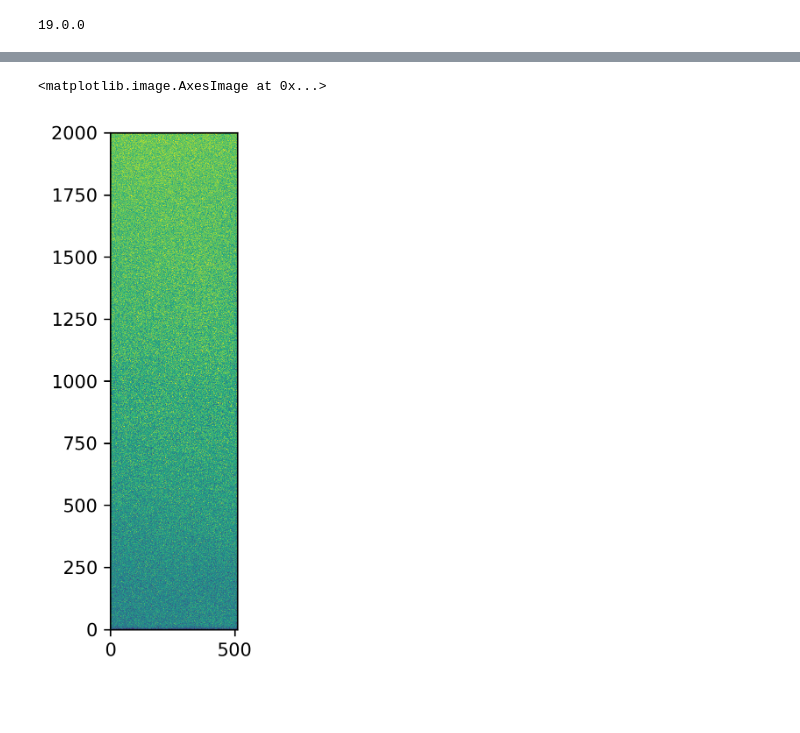
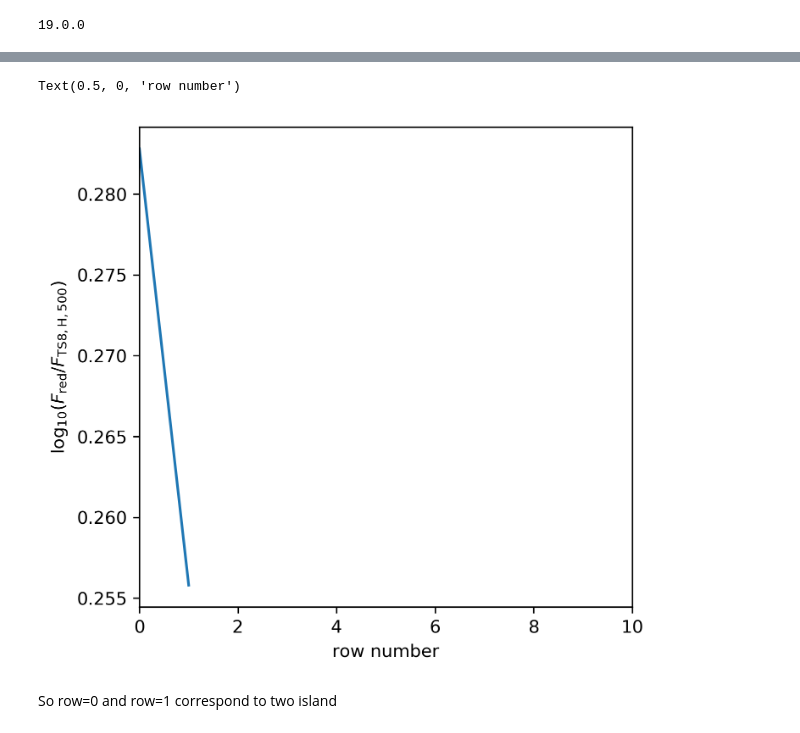
Before and after one commit to youtsumi/Summer2020, a Jupyter notebook: flatratio.ipynb, the cells around one changed output, grey strips where cells are left out. Cells and saved outputs as stored; diff of their text form; code cells hidden in the pictures; blank space fills up the shorter version.

```diff
--- a/flatratio.ipynb
+++ b/flatratio.ipynb
@@ -55,11 +97,11 @@ mask=[[0 0 0 ... 0 0 0]
-# %%
-from astropy.stats import mad_std
-subsec = tmp.image.array[:2000,:512]
-std = mad_std(subsec)
-mean = subsec.mean()
-N = 3
-fig, axs = pylab.subplots(1,1,figsize=(5,5),dpi=300)
-axs.imshow(subsec,origin="lower",vmin=mean-N*std,vmax=mean+N*std)
-# %% [output]
-<matplotlib.image.AxesImage at 0x...>
-[figure, removed]
+# %%
+fig, axs = pylab.subplots(1,1,figsize=(5,5),dpi=300)
+pylab.plot(numpy.mean(img,axis=1))
+pylab.xlim(0,10)
+pylab.ylabel(r"$\log_{10}(F_{\rm red}/F_{\rm TS8, H, 500})$")
+pylab.xlabel("row number")
+# %% [output]
+Text(0.5, 0, 'row number')
+[figure, added]
+# %% [markdown]
+So row=0 and row=1 correspond to two island
```
Also changed, not shown: parts of 16 cells of this notebook.
